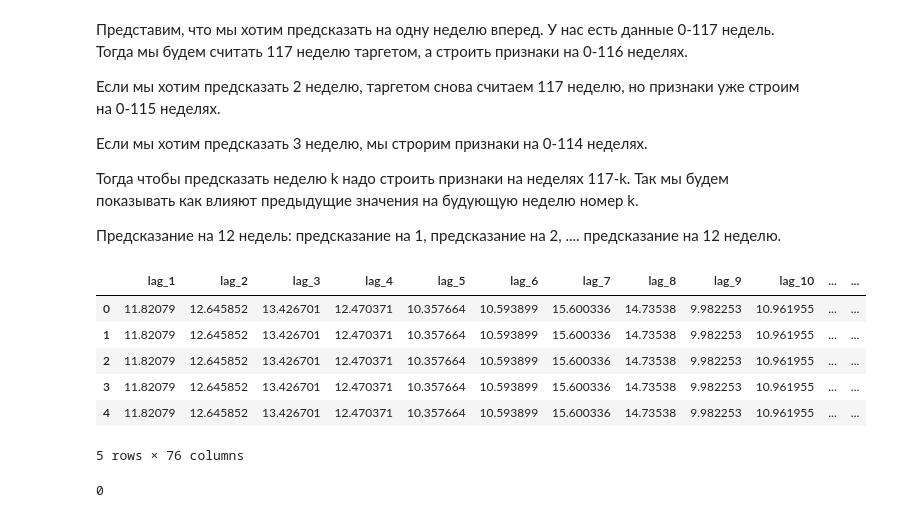
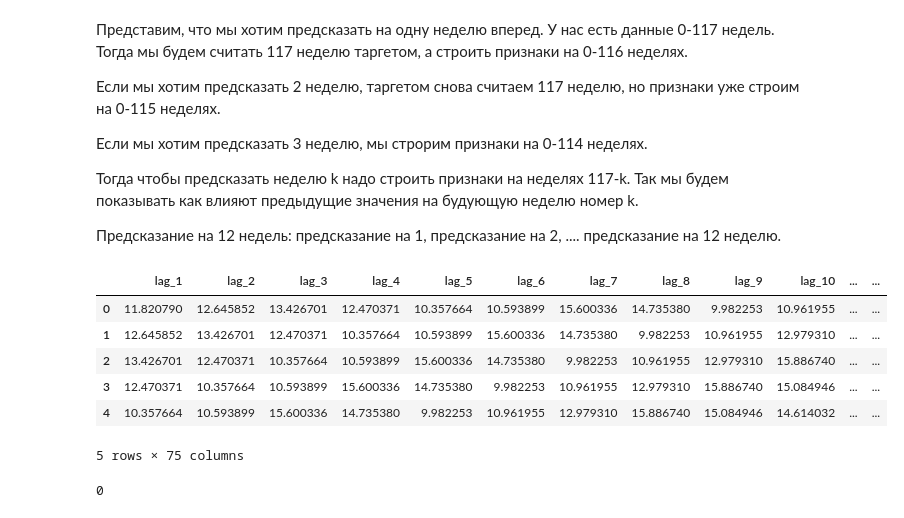
Before and after one commit to oleander-twig/bank_transfers_forecasting, a Jupyter notebook: transactions_xgboost.ipynb, the cells around one changed output. Cells and saved outputs as stored; diff of their text form; code cells hidden in the pictures.

Commit message:
merge profiles on trns by weeks WORK RMSLE 1.8

```diff
--- a/transactions_xgboost.ipynb
+++ b/transactions_xgboost.ipynb
@@ -200,0 +223,23 @@ Done: записано 118 файлов в /Users/aeseverenkova/Desktop/bank_for
+# %%
+allowed = ts_train["inn_id"].unique()
+cat_cols = ["ipul", "id_region", "main_okved_group", "diff_datopen_report_date_flg"]
+
+prof = (
+    profiles[profiles["inn_id"].isin(allowed)]
+    .sort_values("report_date")
+    .groupby("inn_id", as_index=False)
+    .last()
+)
+prof[cat_cols] = prof[cat_cols].fillna("unknown").astype("string")
+
+enc = OrdinalEncoder(
+    handle_unknown="use_encoded_value",
+    unknown_value=-1,
+    dtype=np.int32,
+)
+prof[cat_cols] = enc.fit_transform(prof[cat_cols]).astype(np.int32)
+
+joblib.dump(enc, DATA_DIR / "ordinal_encoder.joblib")
+
+prof = prof.drop(columns=["report_date"], errors="ignore")
+prof.head()
@@ -263,44 +317,46 @@ def build_features_horizons_for_inn(
 # %%
 train = pd.DataFrame()
 n = 117 # текущая неделя
 k = 12 # горизонт предсказания
 
 train_list = []
 
 df_week_n = trns.loc[trns["week"] == n, ["inn_id", "target"]]
 inn_subset = df_week_n["inn_id"].unique()
 inn_groups = {gid: g for gid, g in trns.groupby("inn_id", sort=False)}
 
 train_list = []
 for inn in inn_subset:
     inn_df = inn_groups.get(inn)
 
     t_series = df_week_n.loc[df_week_n["inn_id"] == inn, "target"]
     t_val = t_series.iloc[0]
 
     f_block = build_features_horizons_for_inn(n, k, inn_df)
     f_block["target"] = t_val
     train_list.append(f_block)
 
 train = pd.concat(train_list, ignore_index=True) if train_list else pd.DataFrame()
 
 # добавление категориальных признаков
-train = pd.merge(train, profiles, on="inn_id", how="left")
-train.drop(columns=['inn_id'], inplace=True)
+train = train.merge(prof, on="inn_id", how="left")
+for col in cat_cols:
+    train[col] = train[col].fillna(-1).astype("category")
+train = train.drop(columns=["inn_id"], errors="ignore")
 
-# логарифмирование признаков
-numeric_cols = train.select_dtypes(include=[np.number]).columns
-train[numeric_cols] = train[numeric_cols].applymap(lambda x: np.log(x + 1))
+# логарифмирование
+lag_target_cols = [c for c in train.columns if c.startswith("lag_") or c == "target"]
+train[lag_target_cols] = train[lag_target_cols].applymap(lambda x: np.log(x + 1))
 
 train.head()
 # %% [output]
 |  | lag_1 | lag_2 | lag_3 | lag_4 | lag_5 | lag_6 | lag_7 | lag_8 | lag_9 | lag_10 | ... | ... |
-| 0 | 11.82079 | 12.645852 | 13.426701 | 12.470371 | 10.357664 | 10.593899 | 15.600336 | 14.73538 | 9.982253 | 10.961955 | ... | ... |
-| 1 | 11.82079 | 12.645852 | 13.426701 | 12.470371 | 10.357664 | 10.593899 | 15.600336 | 14.73538 | 9.982253 | 10.961955 | ... | ... |
-| 2 | 11.82079 | 12.645852 | 13.426701 | 12.470371 | 10.357664 | 10.593899 | 15.600336 | 14.73538 | 9.982253 | 10.961955 | ... | ... |
-| 3 | 11.82079 | 12.645852 | 13.426701 | 12.470371 | 10.357664 | 10.593899 | 15.600336 | 14.73538 | 9.982253 | 10.961955 | ... | ... |
-| 4 | 11.82079 | 12.645852 | 13.426701 | 12.470371 | 10.357664 | 10.593899 | 15.600336 | 14.73538 | 9.982253 | 10.961955 | ... | ... |
+| 0 | 11.820790 | 12.645852 | 13.426701 | 12.470371 | 10.357664 | 10.593899 | 15.600336 | 14.735380 | 9.982253 | 10.961955 | ... | ... |
+| 1 | 12.645852 | 13.426701 | 12.470371 | 10.357664 | 10.593899 | 15.600336 | 14.735380 | 9.982253 | 10.961955 | 12.979310 | ... | ... |
+| 2 | 13.426701 | 12.470371 | 10.357664 | 10.593899 | 15.600336 | 14.735380 | 9.982253 | 10.961955 | 12.979310 | 15.886740 | ... | ... |
+| 3 | 12.470371 | 10.357664 | 10.593899 | 15.600336 | 14.735380 | 9.982253 | 10.961955 | 12.979310 | 15.886740 | 15.084946 | ... | ... |
+| 4 | 10.357664 | 10.593899 | 15.600336 | 14.735380 | 9.982253 | 10.961955 | 12.979310 | 15.886740 | 15.084946 | 14.614032 | ... | ... |
-5 rows × 76 columns
+5 rows × 75 columns
 # %%
 del train
 gc.collect()
```
Also changed, not shown: parts of 26 cells of this notebook.
